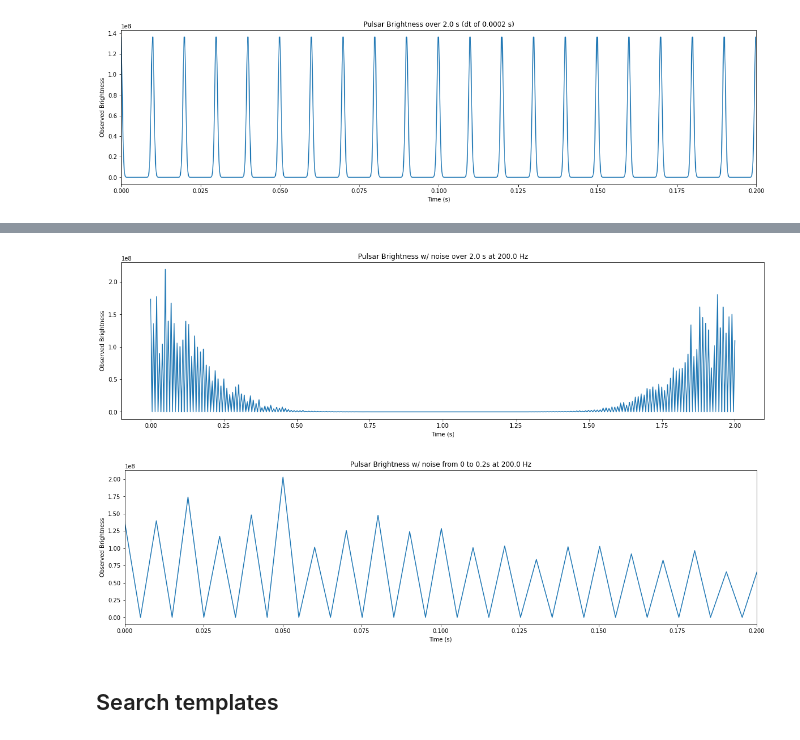
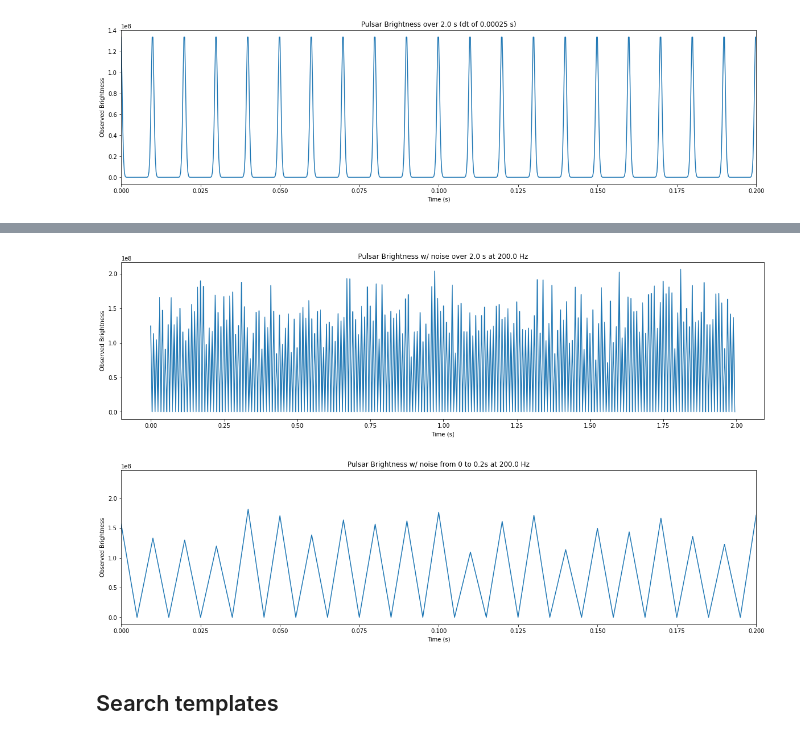
Before and after one commit to louisbranch/cta200_2022, a Jupyter notebook: project/project.ipynb, the cells around one changed output, grey strips where cells are left out. Saved outputs shown, nothing was run; the diff lists cells and outputs as text; code cells hidden in the pictures.

```diff
--- a/project/project.ipynb
+++ b/project/project.ipynb
@@ -88,14 +88,13 @@ brightness. From the first image we can see one pulse for each rotational period
 (0.01s).
 # %%
 time = 2 * s
-rate = 200*Hz #Nyquist rate
+rate = 5e-3 * s # 5ms / 200Hz
 
-def plot_brightness(time: s, rate: Hz, xlim=()):
+def plot_brightness(time: s, rate: s, xlim=()):
 
-    num = int(time * rate)
-
-    timeseries = np.linspace(0, time.value, num) * s
+    timeseries = np.arange(0, time.value, rate.value) * s
     brightness = pulsar.linear_brightness(phi0, D, period, Ipeak, timeseries)
+    freq = (1/rate).to(Hz).round(2)
 
     plt.plot(timeseries, brightness)
     plt.xlabel('Time (s)')
@@ -104,12 +103,11 @@ def plot_brightness(time: s, rate: Hz, xlim=()):
         min = xlim[0]
         max = xlim[1]
         plt.xlim(xlim[0], xlim[1])
-        plt.title(f'Pulsar Brightness from {min} to {max}s at {rate}')
+        plt.title(f'Pulsar Brightness from {min} to {max}s at {freq}')
     else:
-        plt.title(f'Pulsar Brightness over {time} at {rate}')
+        plt.title(f'Pulsar Brightness over {time} at {freq}')
     plt.show()
 
 plot_brightness(time, rate)
 plot_brightness(time, rate, (0, 0.20))
-plot_brightness(time, rate, (0.9, 1.1))
 # %% [output]
@@ -132,6 +143,6 @@ plot_brightness(time, 333.33*Hz, (0, 0.20))
 # %%
-# Integrate the brigthness with a dt of 0.2ms
-dt = 0.0002 * s # 0.2ms
+# Integrate the brigthness with a dt of 0.25ms
+dt = 0.00025 * s # 0.25ms
 steps = np.arange(0, time.value, dt.value)
 
 brightness = pulsar.integrated_brightness(phi0, D, period, Ipeak, dt, steps)
@@ -149,29 +167,29 @@ plt.show()
 # %%
-def plot_noisy_brightness(time: s, rate: Hz, xlim=()):
+def plot_noisy_brightness(time: s, rate: s, xlim=()):
 
-    num = int(time * rate)
+    timeseries = np.arange(0, time.value, rate.value) * s
+    freq = (1/rate).to(Hz).round(2)
+    stddev = Ipeak * 0.2
+    brightness = pulsar.noisy_brightness(phi0, D, period, Ipeak, stddev,
+     timeseries)
 
-    stddev = Ipeak * 0.2
-    tframe = np.linspace(0, time.value, num) * s
-    brightness = pulsar.noisy_brightness(phi0, D, period, Ipeak, stddev, tframe)
-
-    plt.plot(tframe, brightness)
+    plt.plot(timeseries, brightness)
     plt.xlabel('Time (s)')
     plt.ylabel('Observed Brightness')
     if len(xlim) == 2:
         min = xlim[0]
         max = xlim[1]
         plt.xlim(xlim[0], xlim[1])
-        plt.title(f'Pulsar Brightness w/ noise from {min} to {max}s at {rate}')
+        plt.title(f'Pulsar Brightness w/ noise from {min} to {max}s at {freq}')
     else:
-        plt.title(f'Pulsar Brightness w/ noise over {time} at {rate}')
+        plt.title(f'Pulsar Brightness w/ noise over {time} at {freq}')
     plt.show()
 
 plot_noisy_brightness(time, rate)
 plot_noisy_brightness(time, rate, (0, 0.20))
 # %% [output]
-[figure, old version]
+[figure, new version]
-[figure, old version]
+[figure, new version]
 # %% [markdown]
 ## Search templates
 # %%
```
Also changed, not shown: parts of 10 cells of this notebook, 1 other file.
